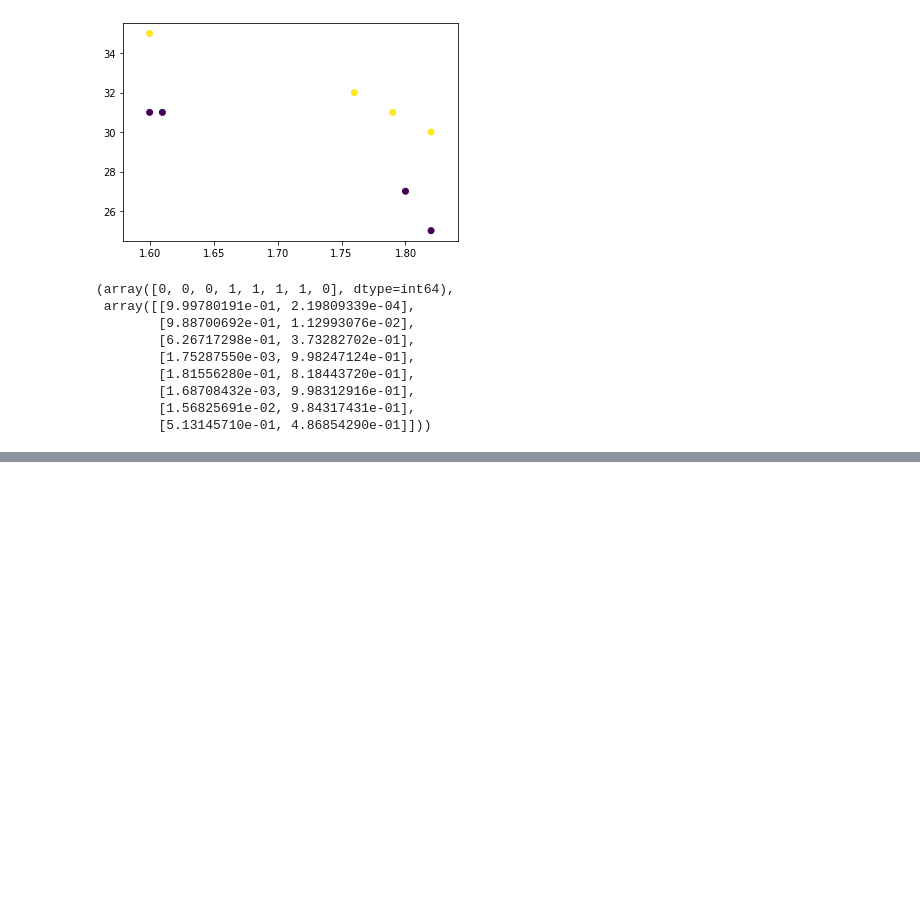
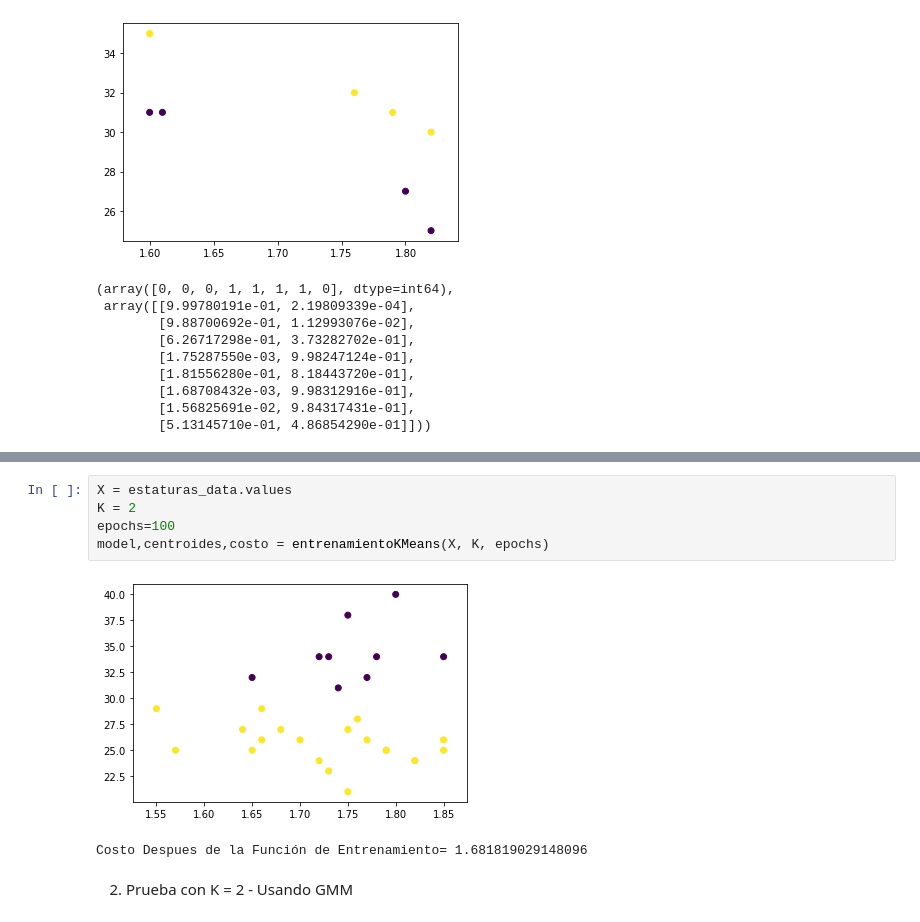
Before and after one commit to jonathanDeLeonGES/jupyterNotebooks, a Jupyter notebook: Practica 1 - Aprendizaje No Supervisado.ipynb, the cells around one changed output, grey strips where cells are left out. Drawn from its saved outputs; the diff is of its cells as text; blank space fills up the shorter version.

```diff
--- a/Practica 1 - Aprendizaje No Supervisado.ipynb
+++ b/Practica 1 - Aprendizaje No Supervisado.ipynb
@@ -276,0 +287,10 @@ predicciónGMM(model, X)
+# %%
+X = estaturas_data.values
+K = 2
+epochs=100
+model,centroides,costo = entrenamientoKMeans(X, K, epochs)
+# %% [output]
+[figure, added]
+Costo Despues de la Función de Entrenamiento= 1.681819029148096
+# %% [markdown]
+2. Prueba con K = 2 - Usando GMM
```
Also changed, not shown: parts of 48 cells of this notebook.
